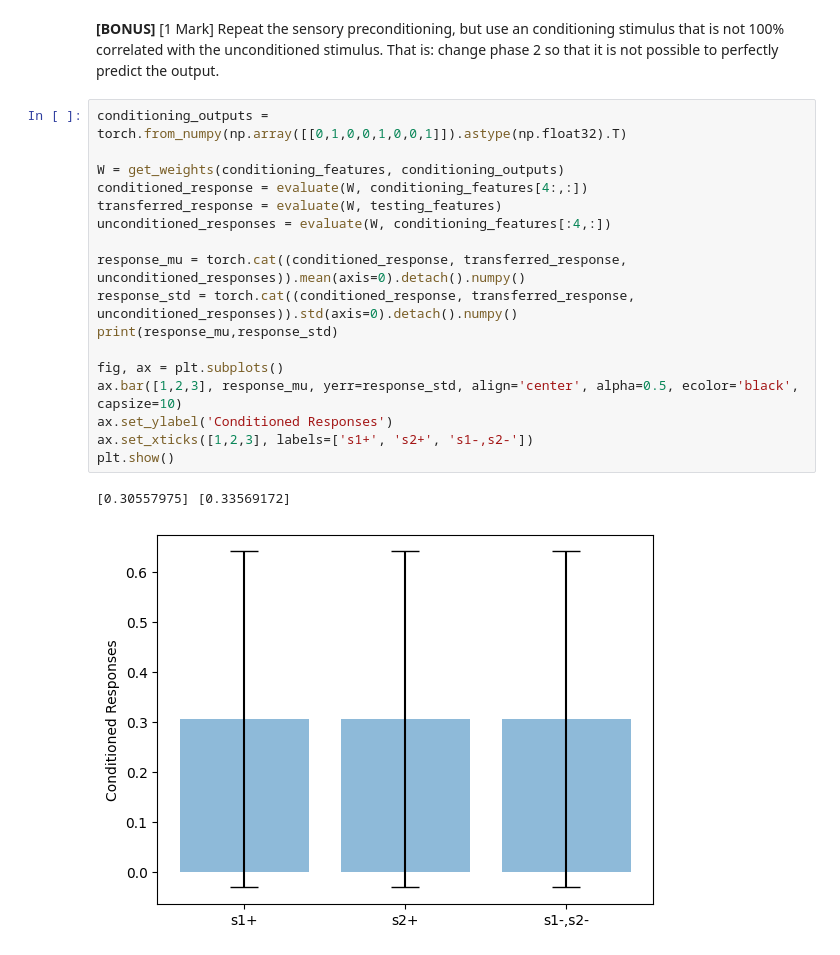
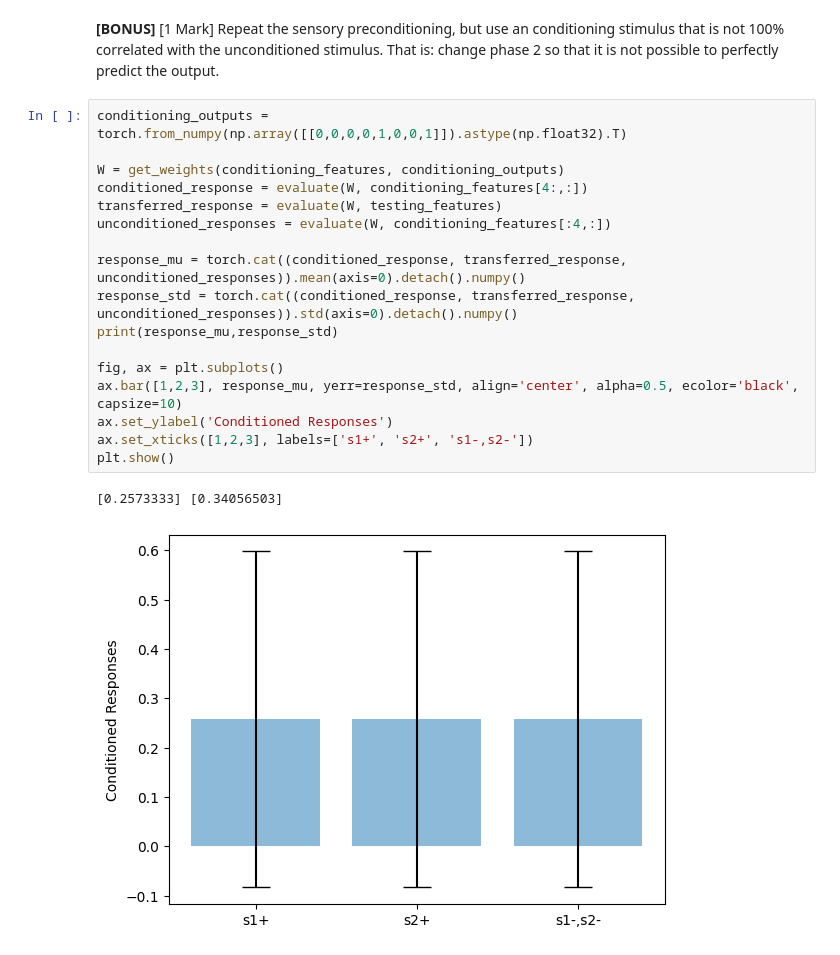
Before and after one commit to mr-nudo/neuronModels1, a Jupyter notebook: syde552_file_(3).ipynb, the cells around one changed output. Cells and saved outputs as stored; diff of their text form.

```diff
--- a/syde552_file_(3).ipynb
+++ b/syde552_file_(3).ipynb
@@ -991,22 +938,22 @@ plt.show()
 # %% [markdown]
 **[BONUS]** [1 Mark] Repeat the sensory preconditioning, but use an conditioning stimulus that is not 100\% correlated with the unconditioned stimulus. That is: change phase 2 so that it is not possible to perfectly predict the output.
 # %%
-conditioning_outputs = torch.from_numpy(np.array([[0,1,0,0,1,0,0,1]]).astype(np.float32).T)
+conditioning_outputs = torch.from_numpy(np.array([[0,0,0,0,1,0,0,1]]).astype(np.float32).T)
 
 W = get_weights(conditioning_features, conditioning_outputs)
 conditioned_response = evaluate(W, conditioning_features[4:,:])
 transferred_response = evaluate(W, testing_features)
 unconditioned_responses = evaluate(W, conditioning_features[:4,:])
 
 response_mu = torch.cat((conditioned_response, transferred_response, unconditioned_responses)).mean(axis=0).detach().numpy()
 response_std = torch.cat((conditioned_response, transferred_response, unconditioned_responses)).std(axis=0).detach().numpy()
 print(response_mu,response_std)
 
 fig, ax = plt.subplots()
 ax.bar([1,2,3], response_mu, yerr=response_std, align='center', alpha=0.5, ecolor='black', capsize=10)
 ax.set_ylabel('Conditioned Responses')
 ax.set_xticks([1,2,3], labels=['s1+', 's2+', 's1-,s2-'])
 plt.show()
 # %% [output]
-[0.30557975] [0.33569172]
+[0.2573333] [0.34056503]
-[figure, old version]
+[figure, new version]
```
Also changed, not shown: parts of 11 cells of this notebook.
